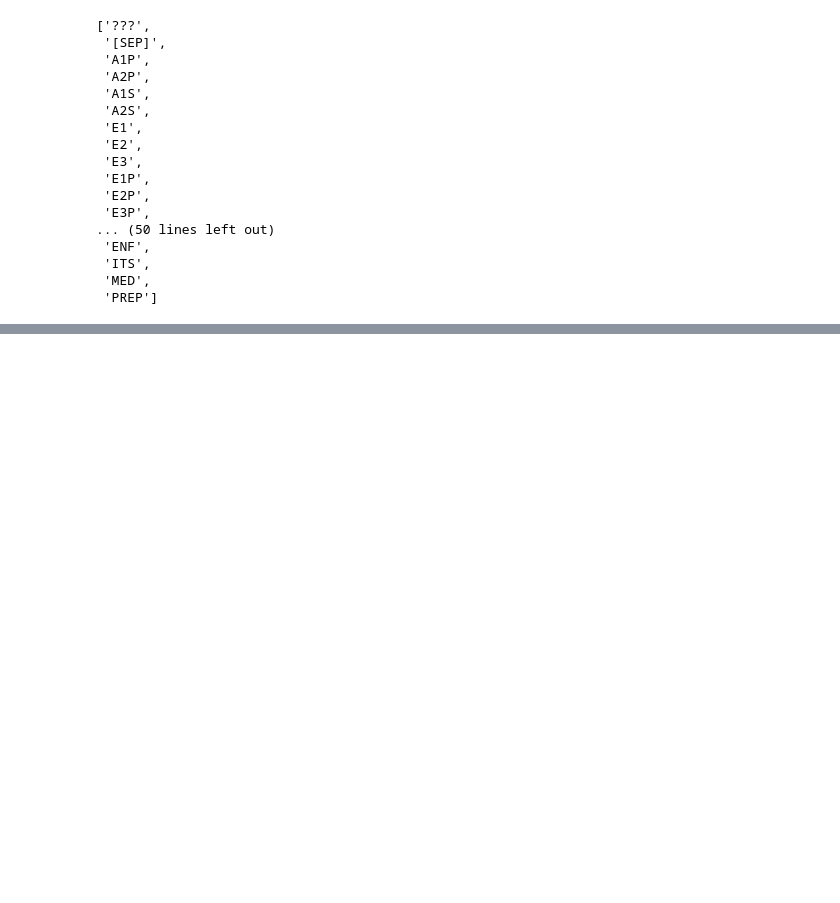
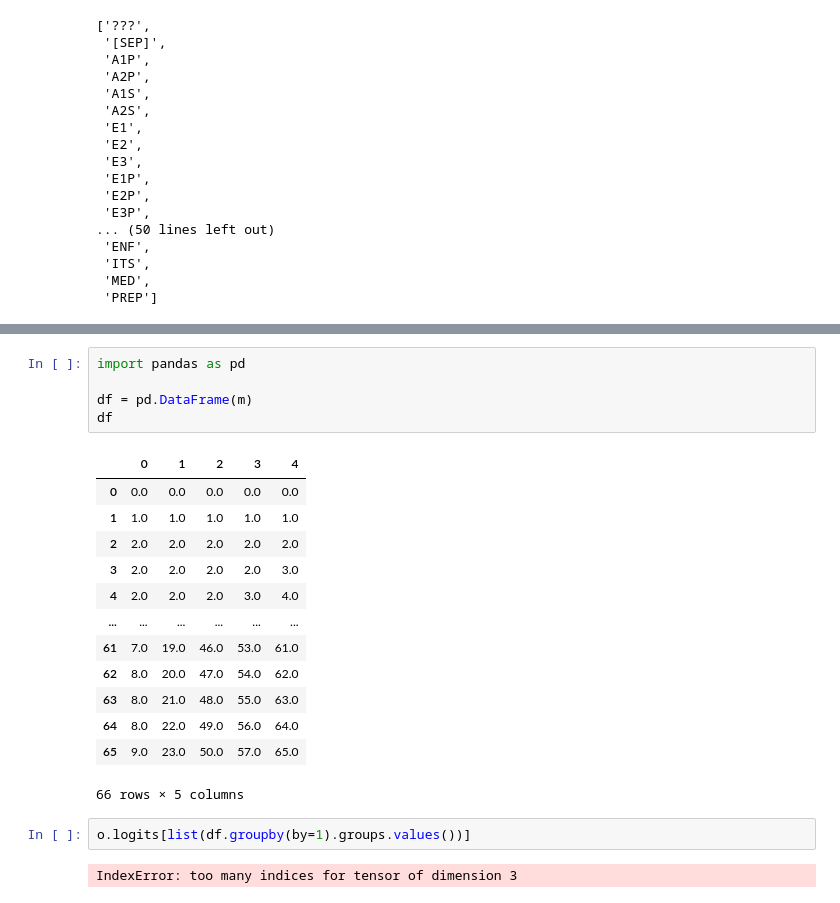
Before and after one commit to michaelpginn/igt-glossing, a Jupyter notebook: test.ipynb, the cells around one changed output, grey strips where cells are left out. Drawn from its saved outputs; the diff is of its cells as text; blank space fills up the shorter version.

```diff
--- a/test.ipynb
+++ b/test.ipynb
@@ -189,0 +287,23 @@ len(encoder.vocabularies[1])
+# %%
+import pandas as pd
+
+df = pd.DataFrame(m)
+df
+# %% [output]
+|  | 0 | 1 | 2 | 3 | 4 |
+| 0 | 0.0 | 0.0 | 0.0 | 0.0 | 0.0 |
+| 1 | 1.0 | 1.0 | 1.0 | 1.0 | 1.0 |
+| 2 | 2.0 | 2.0 | 2.0 | 2.0 | 2.0 |
+| 3 | 2.0 | 2.0 | 2.0 | 2.0 | 3.0 |
+| 4 | 2.0 | 2.0 | 2.0 | 3.0 | 4.0 |
+| ... | ... | ... | ... | ... | ... |
+| 61 | 7.0 | 19.0 | 46.0 | 53.0 | 61.0 |
+| 62 | 8.0 | 20.0 | 47.0 | 54.0 | 62.0 |
+| 63 | 8.0 | 21.0 | 48.0 | 55.0 | 63.0 |
+| 64 | 8.0 | 22.0 | 49.0 | 56.0 | 64.0 |
+| 65 | 9.0 | 23.0 | 50.0 | 57.0 | 65.0 |
+66 rows × 5 columns
+# %%
+o.logits[list(df.groupby(by=1).groups.values())]
+# %% [output]
+IndexError: too many indices for tensor of dimension 3
```
Also changed, not shown: parts of 19 cells of this notebook, 1 other file.
